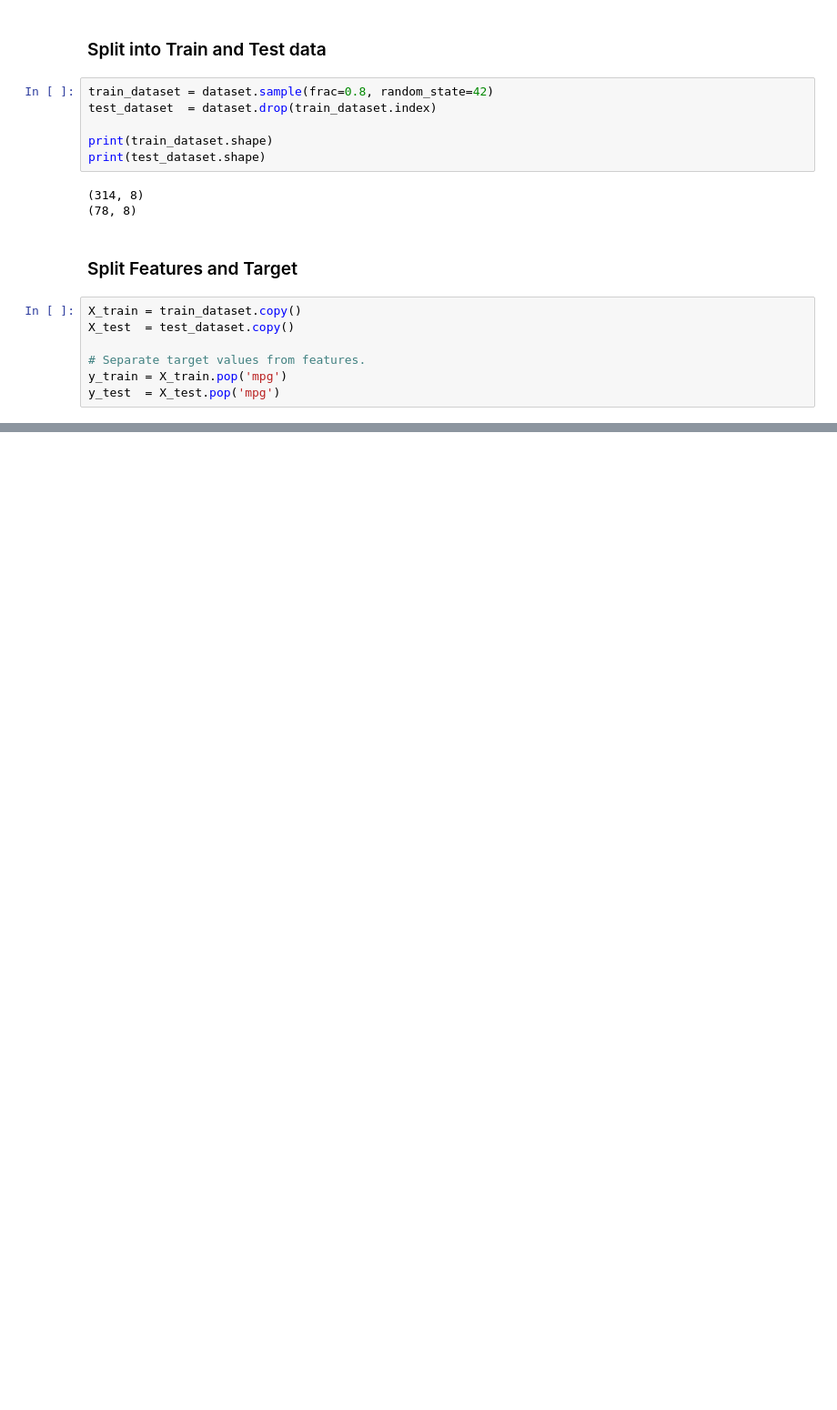
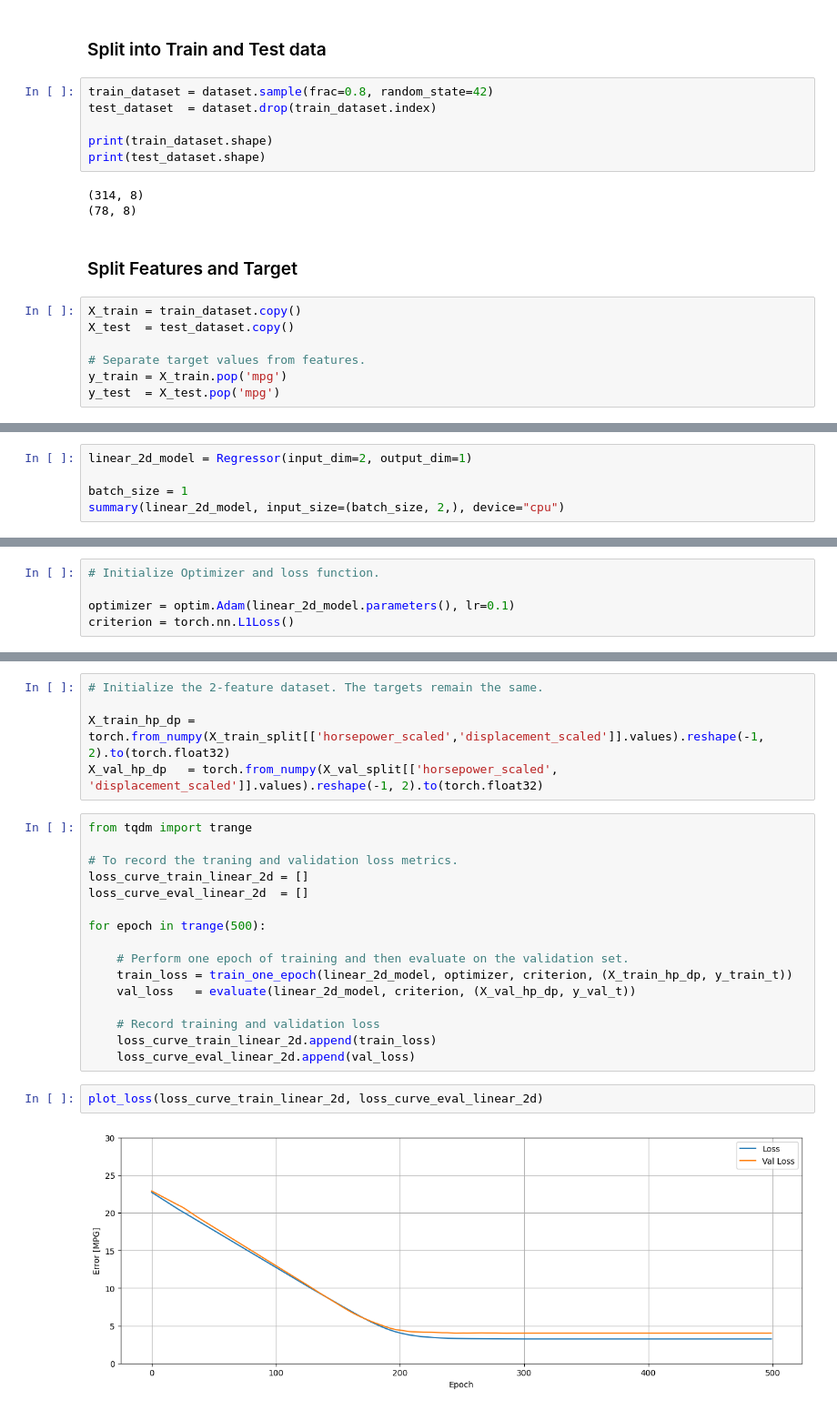
Before and after one commit to docmhvr/Deep_Learning_with_Pytorch, a Jupyter notebook: Deep_Learning_on_Auto_MPG.ipynb, the cells around one changed output, grey strips where cells are left out. Shown at 91% size. Saved outputs shown, nothing was run; the diff lists cells and outputs as text; blank space fills up the shorter version.

```diff
--- a/Deep_Learning_on_Auto_MPG.ipynb
+++ b/Deep_Learning_on_Auto_MPG.ipynb
@@ -132,0 +375,5 @@ y_test  = X_test.pop('mpg')
+# %%
+linear_2d_model = Regressor(input_dim=2, output_dim=1)
+
+batch_size = 1
+summary(linear_2d_model, input_size=(batch_size, 2,), device="cpu")
@@ -132,0 +395,5 @@ y_test  = X_test.pop('mpg')
+# %%
+# Initialize Optimizer and loss function.
+
+optimizer = optim.Adam(linear_2d_model.parameters(), lr=0.1)
+criterion = torch.nn.L1Loss()
@@ -132,0 +436,25 @@ y_test  = X_test.pop('mpg')
+# %%
+# Initialize the 2-feature dataset. The targets remain the same.
+
+X_train_hp_dp = torch.from_numpy(X_train_split[['horsepower_scaled','displacement_scaled']].values).reshape(-1, 2).to(torch.float32)
+X_val_hp_dp   = torch.from_numpy(X_val_split[['horsepower_scaled', 'displacement_scaled']].values).reshape(-1, 2).to(torch.float32)
+# %%
+from tqdm import trange
+
+# To record the traning and validation loss metrics.
+loss_curve_train_linear_2d = []
+loss_curve_eval_linear_2d  = []
+
+for epoch in trange(500):
+
+    # Perform one epoch of training and then evaluate on the validation set.
+    train_loss = train_one_epoch(linear_2d_model, optimizer, criterion, (X_train_hp_dp, y_train_t))
+    val_loss   = evaluate(linear_2d_model, criterion, (X_val_hp_dp, y_val_t))
+
+    # Record training and validation loss
+    loss_curve_train_linear_2d.append(train_loss)
+    loss_curve_eval_linear_2d.append(val_loss)
+# %%
+plot_loss(loss_curve_train_linear_2d, loss_curve_eval_linear_2d)
+# %% [output]
+[figure, added]
```
Also changed, not shown: parts of 61 cells of this notebook.
